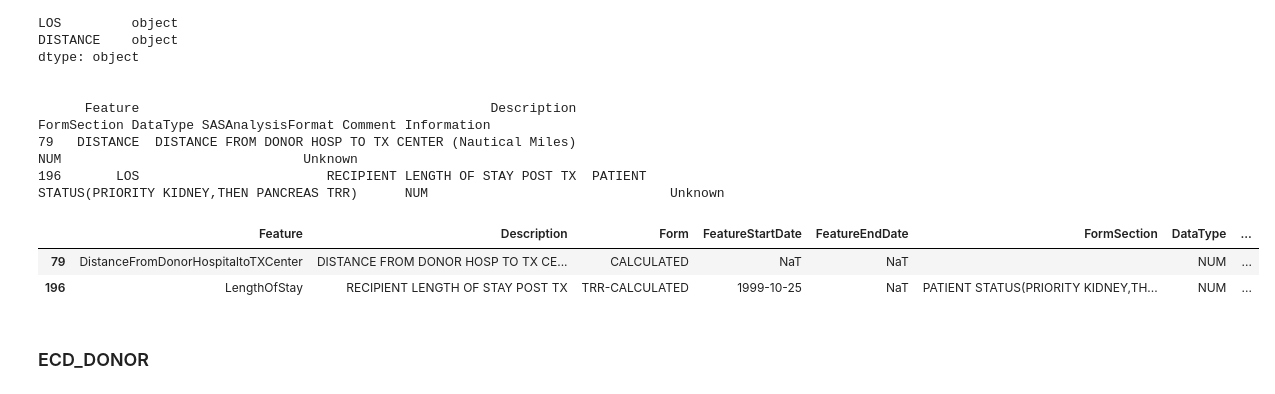
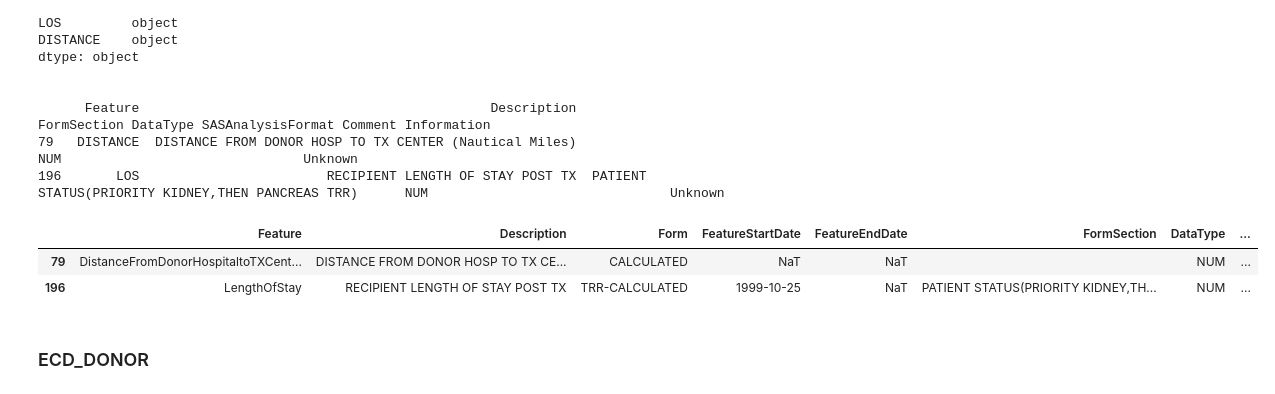
Before and after one commit to SirErikPak/UNOS, a Jupyter notebook: Notebook/WranglePrep.ipynb, the cells around one changed output. Drawn from its saved outputs; the diff is of its cells as text; code cells hidden in the pictures.

```diff
--- a/Notebook/WranglePrep.ipynb
+++ b/Notebook/WranglePrep.ipynb
@@ -877,7 +877,7 @@ for col in convertDate:
 # %%
 # mapping
 colMap = {'ACTIVATE_DATE': 'AllocationBeginDate_CAN', 'ADMISSION_DATE':'AdmissionDate_CAN', 'ADMIT_DATE_DON':'AdmissionDate_DON',
-          'VAL_DT_TCR':'ValidationDateTCR_CAN','VAL_DT_TRR':'ValidationDateTRR_CAN', 'VAL_DT_DDR':'ValidationDateTCR_DDR','LISTYR':'ListingYear',
+          'VAL_DT_TCR':'ValidationDateTCR_CAN','VAL_DT_TRR':'ValidationDateTRR_CAN', 'VAL_DT_DDR':'ValidationDateTCR_DDR','LISTYR':'ListingYear_CAN',
           'DISCHARGE_DATE':'CenterDischargeDate_CAN', 'END_DATE':'RemovalWaitListDate_CAN', 'INIT_DATE':'InitialWaitListDate_CAN',
           'PX_STAT_DATE':'StatusDate_CAN', 'RECOVERY_DATE_DON':'OrganRecoveryDate_DON', 'REFERRAL_DATE':'ReferralDate_DON', 'TX_DATE':'TransplantDate_CAN'}
 
@@ -4690,7 +4690,7 @@ dtype: object
 REGION: [ 5  4  9 11  1 10  7  3  2  8  6]
 # %%
 # mapping
-colMap = {'REGION': 'TransplantRegion'}
+colMap = {'REGION': 'TransplantRegion_CAN'}
 
 # feature value mapping
 mapping = {1: 'Region 1', 2: 'Region 2', 3: 'Region 3', 4: 'Region 4', 5: 'Region 5',
@@ -5889,7 +5889,7 @@ df = uf.mapping_columns(df, 'TX_PROCEDUR_TY', mapping, display=True)
 
 
 # mapping
-colMap = {'TX_PROCEDUR_TY':'TransplantProcedure_CAN','TX_TYPE':'TransplantType_CAN','TX_YEAR':'TransplantYear'}
+colMap = {'TX_PROCEDUR_TY':'TransplantProcedure_CAN','TX_TYPE':'TransplantType_CAN','TX_YEAR':'TransplantYear_CAN'}
 
 # update column names & data dictionary
 df, df_dict = uf.mapping_data_and_dictionary(df, df_dict, colMap, idx, feature_info='Numeric', txt=f"YYYY")
@@ -7153,17 +7153,17 @@ dtype: object
 # %%
 # change datatypes
 df[features] = df[features].astype(float)
 # mapping
-colMap = {'DISTANCE':'DistanceFromDonorHospitaltoTXCenter', 'LOS':'LengthOfStay'}
+colMap = {'DISTANCE':'DistanceFromDonorHospitaltoTXCenter_CAN', 'LOS':'LengthOfStay'}
 
 # update column names & data dictionary
 df, df_dict = uf.mapping_data_and_dictionary(df, df_dict, colMap, idx, feature_info='Numeric', txt=f"{LABEL} N/Y/U/X to No/Yes/Unknown/Missing")
 
 # display
 df_dict.iloc[idx]
 # %% [output]
 |  | Feature | Description | Form | FeatureStartDate | FeatureEndDate | FormSection | DataType | ... |
-| 79 | DistanceFromDonorHospitaltoTXCenter | DISTANCE FROM DONOR HOSP TO TX CE... | CALCULATED | NaT | NaT |  | NUM | ... |
+| 79 | DistanceFromDonorHospitaltoTXCent... | DISTANCE FROM DONOR HOSP TO TX CE... | CALCULATED | NaT | NaT |  | NUM | ... |
 | 196 | LengthOfStay | RECIPIENT LENGTH OF STAY POST TX | TRR-CALCULATED | 1999-10-25 | NaT | PATIENT STATUS(PRIORITY KIDNEY,TH... | NUM | ... |
 # %% [markdown]
 ### ECD_DONOR
```
Also changed, not shown: parts of 4 cells of this notebook, 1 other file.
